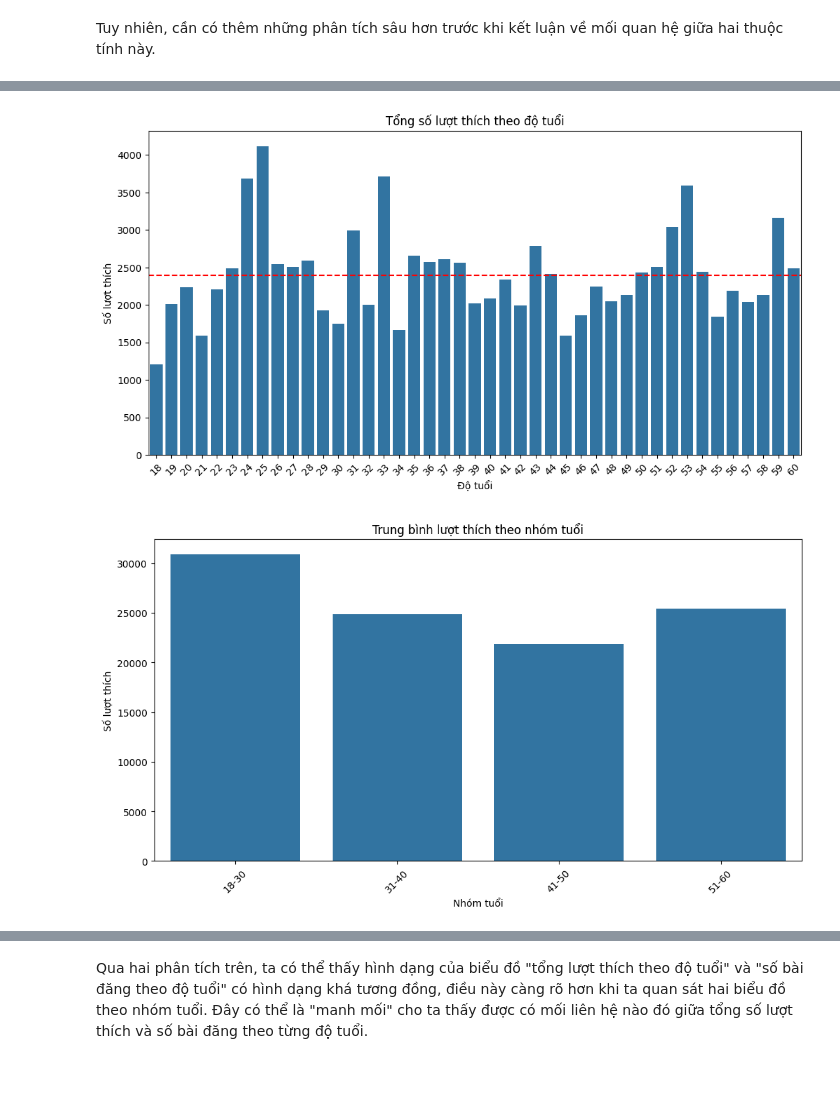
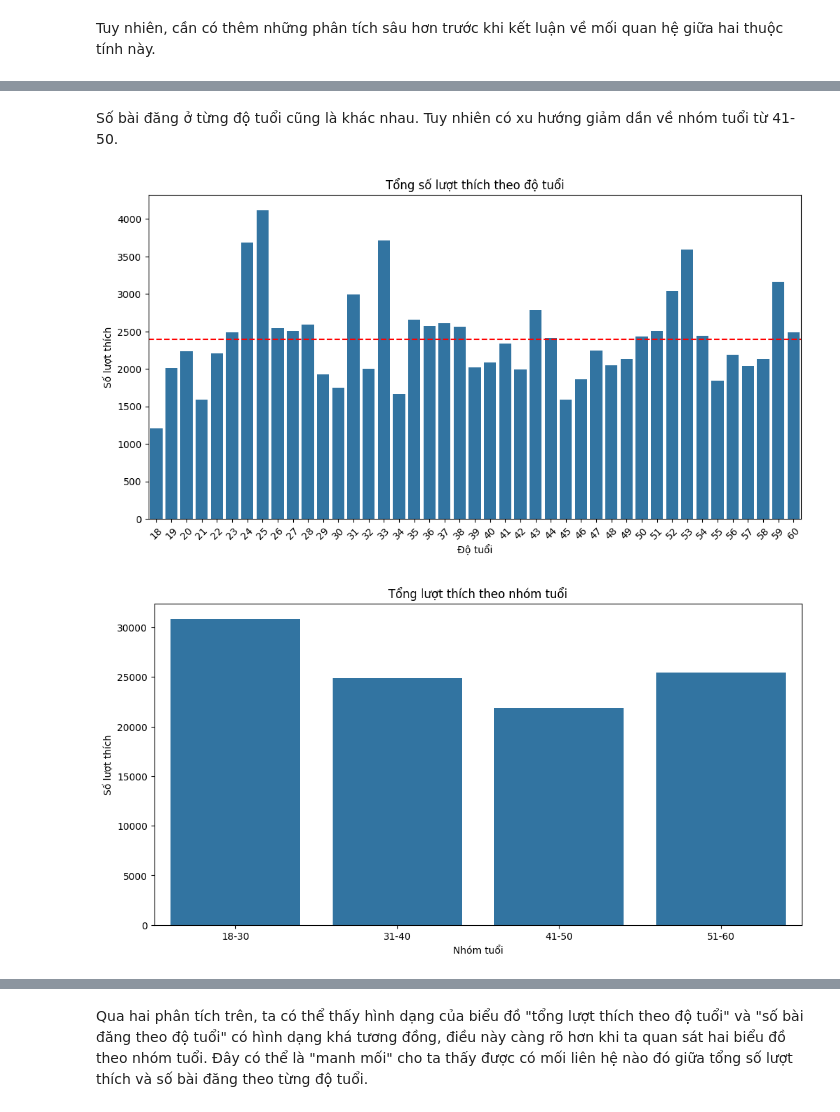
Before and after one commit to hoangharu2002/DS307---Ph-n-t-ch-d--li-u-truy-n-th-ng-x--h-i, a Jupyter notebook: BT2/My sample.ipynb, the cells around one changed output, grey strips where cells are left out. Saved outputs shown, nothing was run; the diff lists cells and outputs as text; code cells hidden in the pictures; blank space fills up the shorter version.

```diff
--- a/BT2/My sample.ipynb
+++ b/BT2/My sample.ipynb
@@ -115,27 +213,28 @@ data['Grouped_Age'] = data['Age'].apply(age_grouping)
+# %% [markdown]
+Số bài đăng ở từng độ tuổi cũng là khác nhau. Tuy nhiên có xu hướng giảm dần về nhóm tuổi từ 41-50.
 # %%
 # Vẽ biểu đồ cột tổng số lượt thích theo độ tuổi
 total_likes_by_age = data.groupby('Age')['Likes'].sum().reset_index()
 mean_total_likes_by_age = total_likes_by_age['Likes'].mean()
 
 plt.figure(figsize=(12, 6))
 sns.barplot(x='Age', y='Likes', data=total_likes_by_age)
 plt.title('Tổng số lượt thích theo độ tuổi')
 plt.xlabel('Độ tuổi')
 plt.ylabel('Số lượt thích')
 plt.xticks(rotation=45)
 plt.axhline(mean_total_likes_by_age, color='red', linestyle='--', label=f'Trung bình: {mean_total_likes_by_age:.2f}') # Vẽ đường trung bình
 plt.show()
 
 # Vẽ biểu đồ cột tổng số lượt thích theo nhóm tuổi
 total_likes_by_grouped_age = data.groupby('Grouped_Age')['Likes'].sum().reset_index()
 
 plt.figure(figsize=(12, 6))
 sns.barplot(x='Grouped_Age', y='Likes', data=total_likes_by_grouped_age)
-plt.title('Trung bình lượt thích theo nhóm tuổi')
+plt.title('Tổng lượt thích theo nhóm tuổi')
 plt.xlabel('Nhóm tuổi')
 plt.ylabel('Số lượt thích')
-plt.xticks(rotation=45)
 plt.show()
 # %% [output]
 [figure]
-[figure, old version]
+[figure, new version]
```
Also changed, not shown: parts of 15 cells of this notebook.
